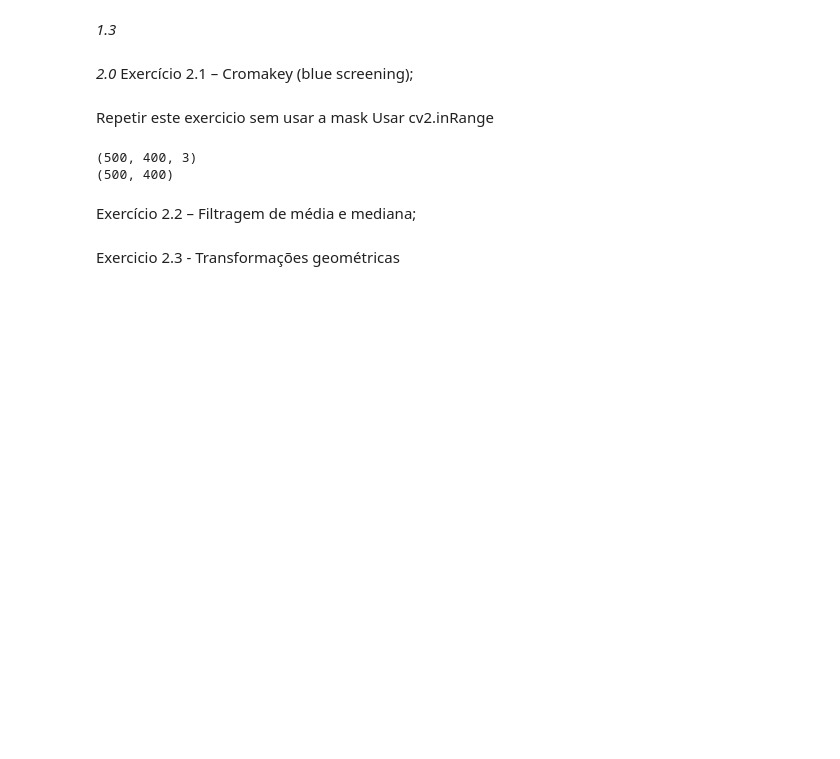
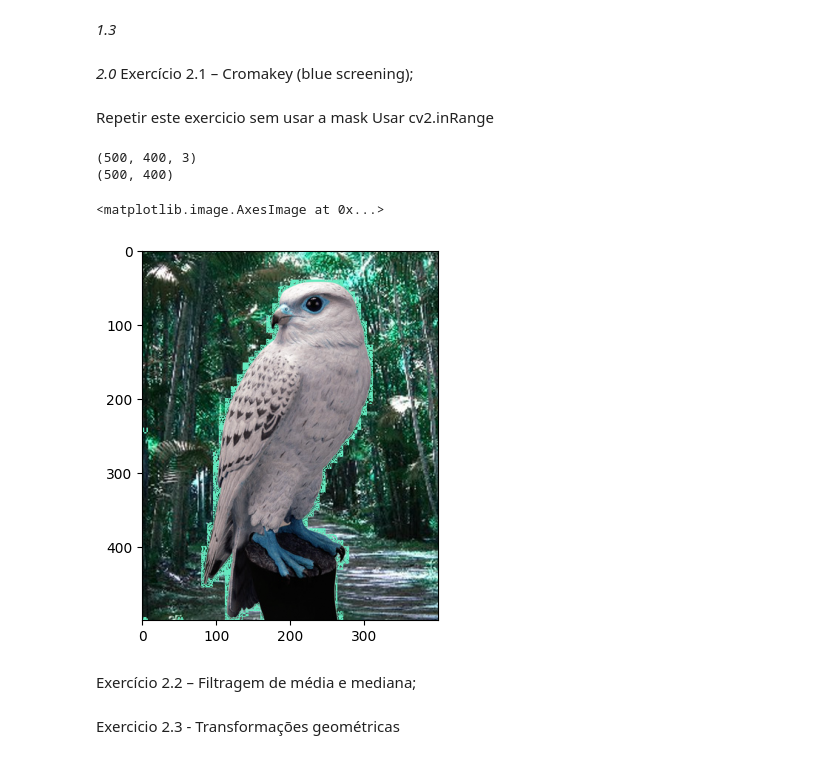
Before and after one commit to LPSD18/PIV, a Jupyter notebook: exPraticos/lab1.ipynb, the cells around one changed output. Cells and saved outputs as stored; diff of their text form; code cells hidden in the pictures; blank space fills up the shorter version.

```diff
--- a/exPraticos/lab1.ipynb
+++ b/exPraticos/lab1.ipynb
@@ -63,21 +63,24 @@ Usar cv2.inRange
 # %%
 Image2 = cv2.imread('imageDatabase/falcon.jpg')
 mask2 = cv2.inRange(Image2,np.array([81,236,192]),np.array([121,256,212]))
 print(Image2.shape)
 print(mask2.shape)
 mask2 = 255 - mask2
 mask2 = cv2.cvtColor(mask2,cv2.COLOR_GRAY2RGB)
 background2 = cv2.imread('imageDatabase/florest.jpg')
 imageOut2 = cv2.multiply(Image2/255,mask2/255)
 backgroundMask2 = cv2.multiply(background2/255,(255-mask2)/255)
 FinalImage = cv2.add(imageOut2,backgroundMask2)
 
-cv2.imshow('Image',FinalImage)
-cv2.waitKey(0)
-cv2.destroyAllWindows()
+# cv2.imshow('Image',imageOut2)
+# cv2.waitKey(0)
+# cv2.destroyAllWindows()
+plt.imshow(FinalImage)
 # %% [output]
 (500, 400, 3)
 (500, 400)
+<matplotlib.image.AxesImage at 0x...>
+[figure, added]
 # %% [markdown]
 Exercício 2.2 – Filtragem de média e mediana;
 # %%
```
Also changed, not shown: parts of 7 cells of this notebook, 4 other files.
